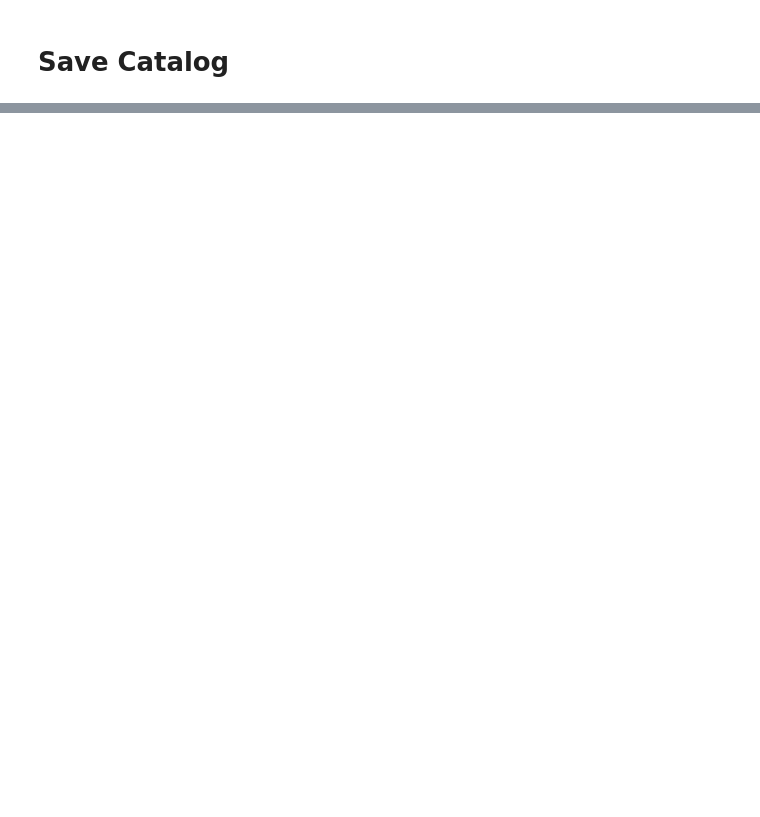
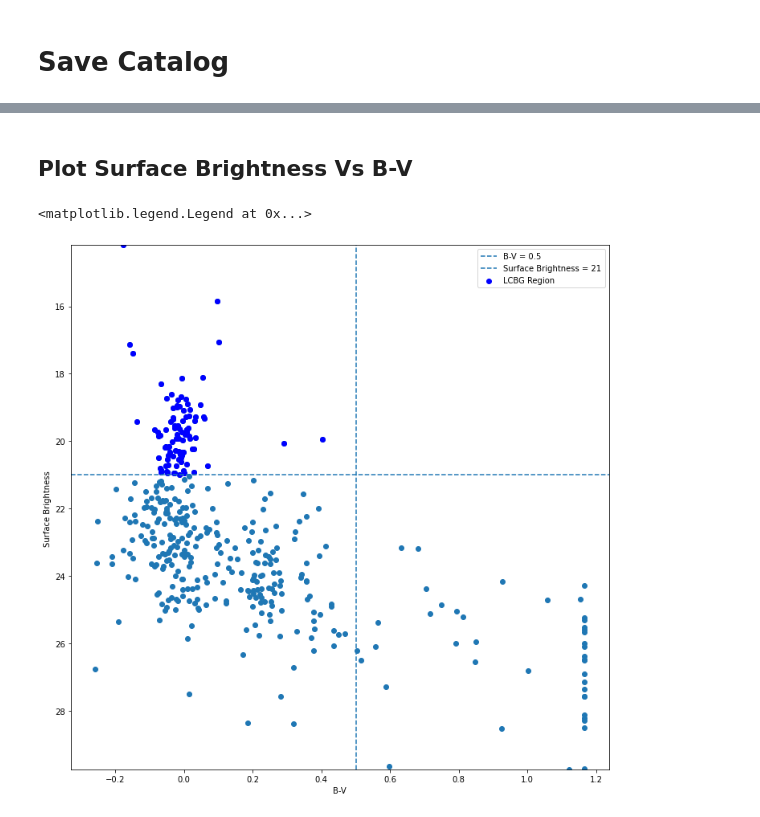
Before and after one commit to crawfordsm/lcbg, a Jupyter notebook: notebooks/find_lcbgs/k_correct.ipynb, the cells around one changed output, grey strips where cells are left out. Drawn from its saved outputs; the diff is of its cells as text; code cells hidden in the pictures; blank space fills up the shorter version.

Commit message:
Correct bugs and add plots

```diff
--- a/notebooks/find_lcbgs/k_correct.ipynb
+++ b/notebooks/find_lcbgs/k_correct.ipynb
@@ -166,10 +166,10 @@ for i, f in enumerate(filter_list):
 # %%
 m_b = m_vega_mags['b']
 # %%
-r_half_light = np.array(cat['f105w']["r_half_light"])
+r_half_light_arcsec = np.array(cat['f105w']["r_half_light_arcsec"])
 # %%
-surface_brightnesses = m_b + 5 * np.log10(r_half_light) + 2.5 * np.log10(2 * np.pi) - 10 * np.log10(1+0.30800)
-surface_brightnesses[np.where(np.isnan(surface_brightnesses))] = np.nan
+surface_brightness = m_b + 5 * np.log10(r_half_light_arcsec) + 2.5 * np.log10(2 * np.pi) - 10 * np.log10(1+0.30800)
+surface_brightness[np.where(np.isnan(surface_brightness))] = np.nan
 # %% [markdown]
 # Make Catalog
 # %%
@@ -192,12 +192,12 @@ col_names = [
     'f_total',
     'mag_total',
     'mag_total_err',
-    'surface_brightnesses',
+    'surface_brightness',
 ]
 
 
 col_names += ["m_{}".format(f) for f in m_vega_mags.keys()]
-col_names += ["M_{}".format(f) for f in abs_vega_mags.keys()]
+col_names += ["M_{}".format(f) for f in M_vega_mags.keys()]
 col_names += ["kcorrect_constant_{}".format(i) for i in range(len(kcorrect_constants[0]))]
 
 # Construct the rows of the catalog
@@ -221,9 +221,9 @@ final_catalog_rows = [
     cat['f105w']['mag_total_err'],
 ]
 
-final_catalog_rows += [surface_brightnesses]
+final_catalog_rows += [surface_brightness]
 final_catalog_rows += list(m_vega_mags.values())
-final_catalog_rows += list(abs_vega_mags.values())
+final_catalog_rows += list(M_vega_mags.values())
 final_catalog_rows += list(map(list, zip(*kcorrect_constants)))
 
 # Make the catalog
@@ -231,7 +231,7 @@ final_catalog = Table(data=final_catalog_rows, names=col_names)
 
 # Mask out sources with missing values
 # r80 is a good indicator that things failed so we use that column to mask
-catalog_mask = np.invert(np.isnan(final_catalog['r80']) | np.isnan(surface_brightnesses))
+catalog_mask = np.invert(np.isnan(final_catalog['r80']) | np.isnan(surface_brightness))
 final_catalog = final_catalog[catalog_mask]
 # %%
 final_catalog
@@ -261,0 +264,6 @@ final_catalog.write(output_catalog_filename, format="ascii.csv", overwrite=True)
+# %%
+M_B = final_catalog['M_b']
+M_V = final_catalog['M_v']
+B_minus_V = M_B-M_V
+
+sb = final_catalog['surface_brightness']
@@ -261,0 +285,20 @@ final_catalog.write(output_catalog_filename, format="ascii.csv", overwrite=True)
+# %% [markdown]
+## Plot Surface Brightness Vs B-V
+# %%
+plt.scatter(B_minus_V, sb)
+
+plt.axvline(0.5, label='B-V = 0.5', linestyle='--')
+plt.axhline(21, label='Surface Brightness = 21', linestyle='--')
+
+idx = np.where((B_minus_V < 0.5).astype(int) & (sb < 21).astype(int))
+plt.scatter(B_minus_V[idx], sb[idx], label='LCBG Region', c='b')
+
+plt.xlabel('B-V')
+plt.ylabel('Surface Brightness ')
+
+plt.ylim(sb.max(), sb.min())
+
+plt.legend()
+# %% [output]
+<matplotlib.legend.Legend at 0x...>
+[figure, added]
```
Also changed, not shown: parts of 5 cells of this notebook, 1 other file.
